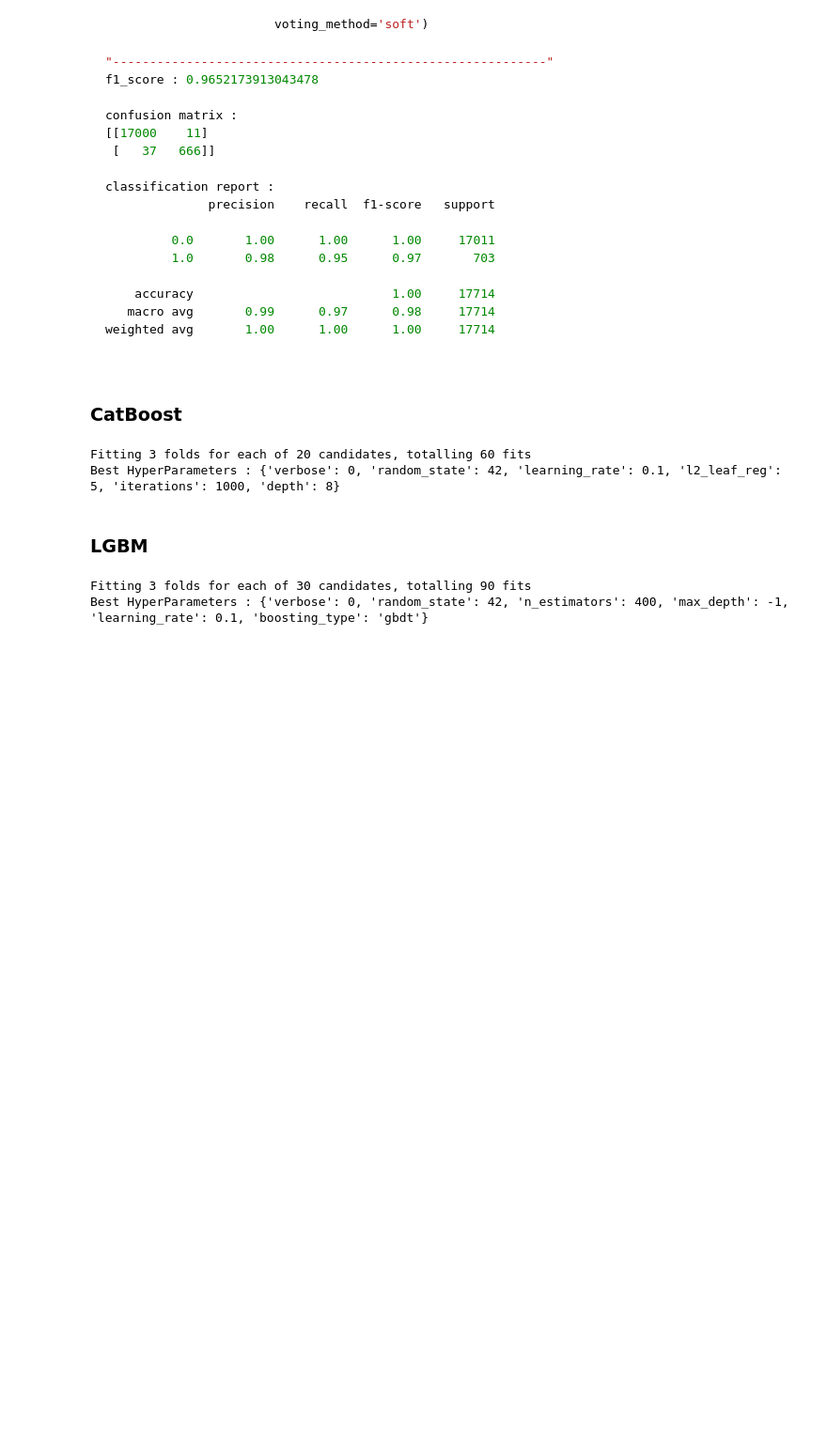
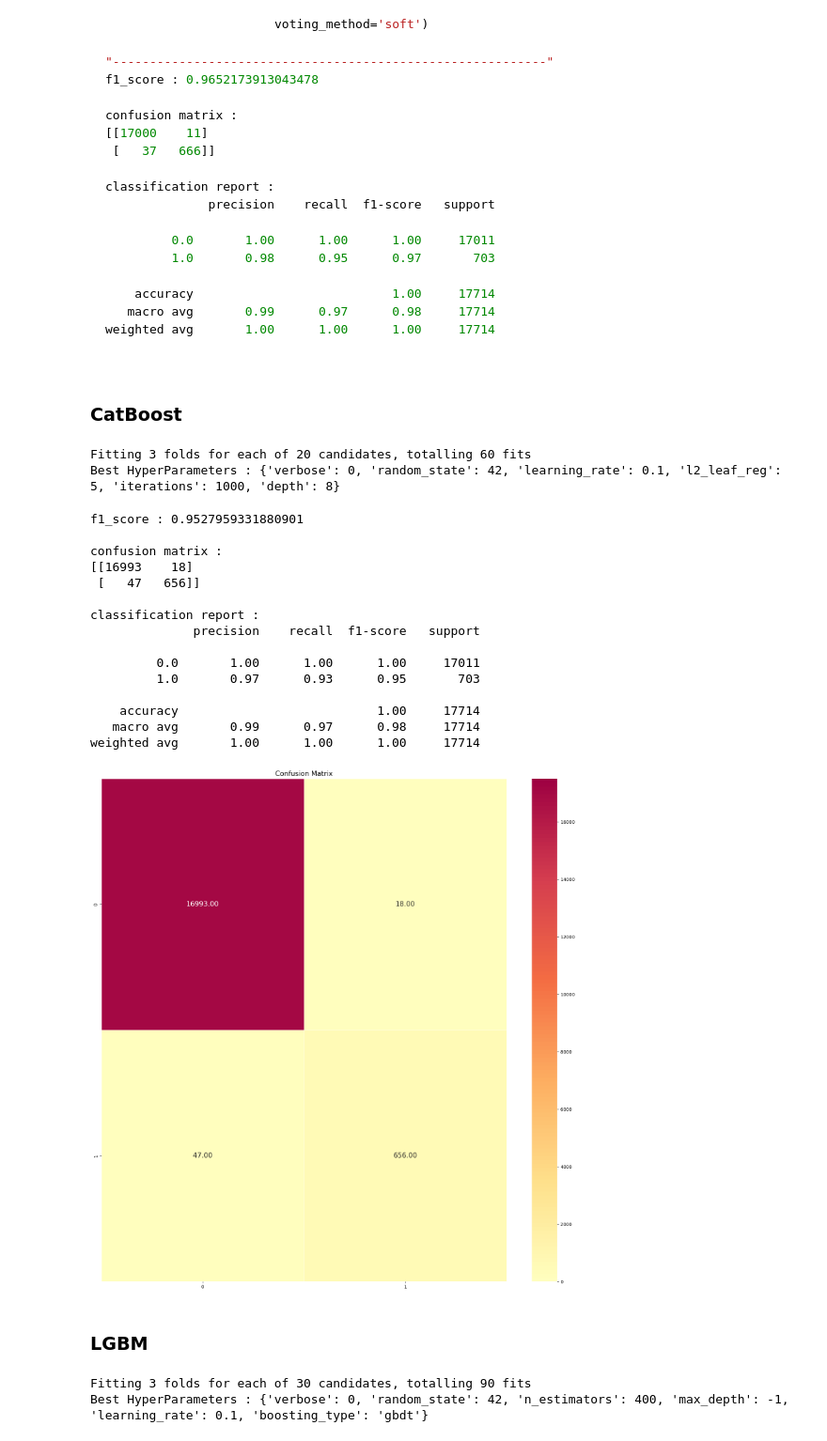
Before and after one commit to greatsangho/2024-Kamp-Competition, a Jupyter notebook: KampVoter.ipynb, the cells around one changed output. Shown at 94% size. Cells and saved outputs as stored; diff of their text form; code cells hidden in the pictures; blank space fills up the shorter version.

Commit message:
Calc Base Model & Voting Model Score

```diff
--- a/KampVoter.ipynb
+++ b/KampVoter.ipynb
@@ -228,6 +229,25 @@ best_catboost = random_search.best_estimator_
 # %% [output]
 Fitting 3 folds for each of 20 candidates, totalling 60 fits
 Best HyperParameters : {'verbose': 0, 'random_state': 42, 'learning_rate': 0.1, 'l2_leaf_reg': 5, 'iterations': 1000, 'depth': 8}
+# %%
+evaluation_model(model=best_catboost, data=x_test, label=y_test)
+# %% [output]
+f1_score : 0.9527959331880901
+
+confusion matrix :
+[[16993    18]
+ [   47   656]]
+
+classification report :
+              precision    recall  f1-score   support
+
+         0.0       1.00      1.00      1.00     17011
+         1.0       0.97      0.93      0.95       703
+
+    accuracy                           1.00     17714
+   macro avg       0.99      0.97      0.98     17714
+weighted avg       1.00      1.00      1.00     17714
+[figure, added]
 # %% [markdown]
 ### LGBM
 # %%
```
Also changed, not shown: parts of 5 cells of this notebook, 4 other files.
